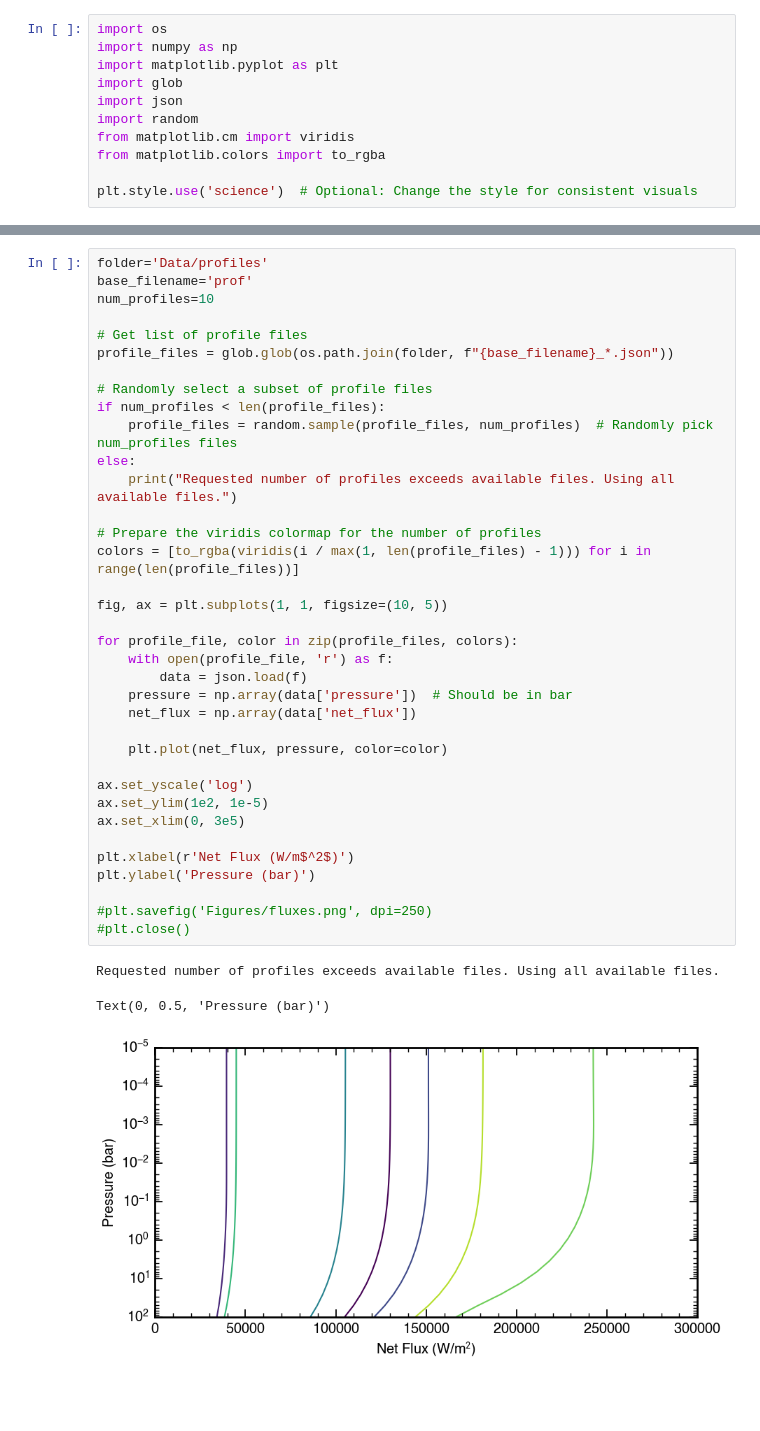
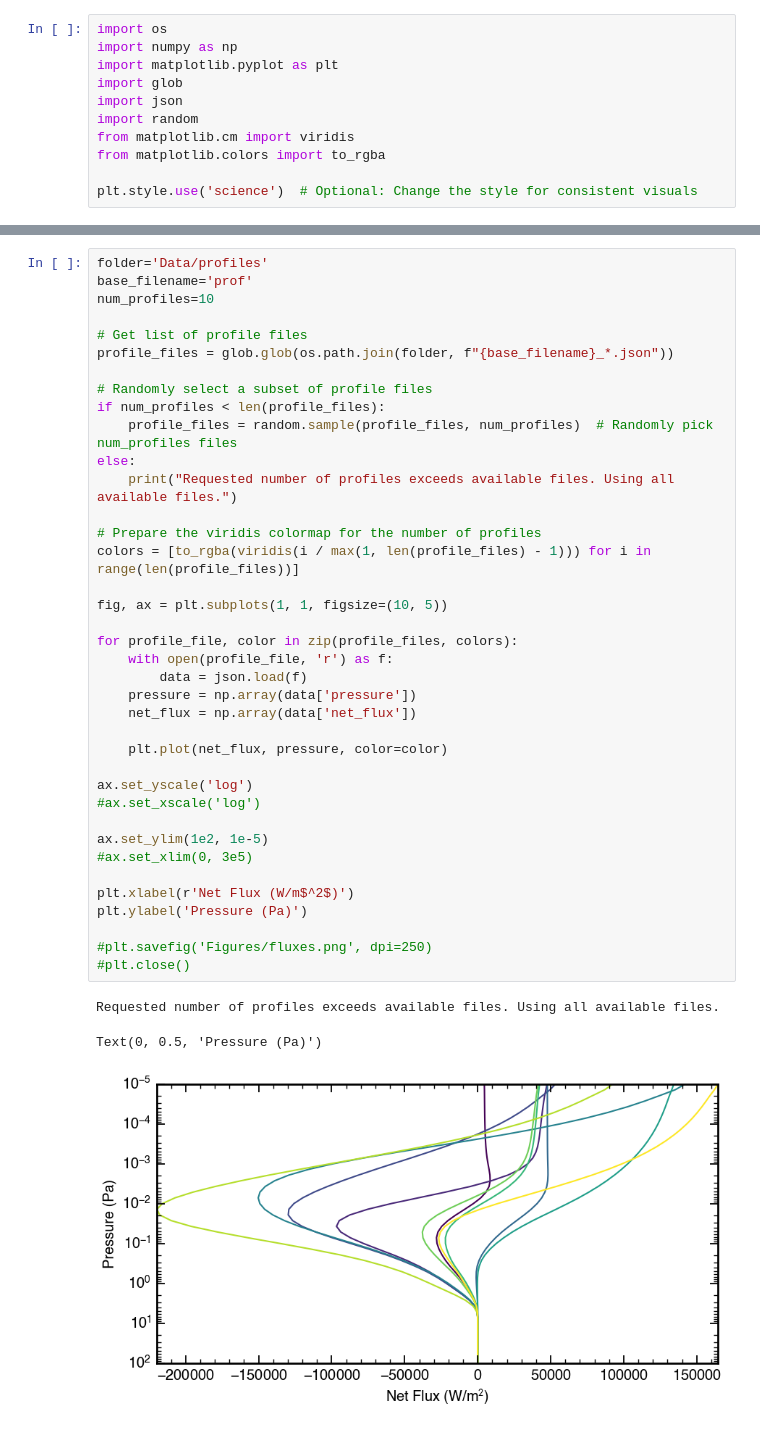
Before and after one commit to imalsky/NN_Profiles, a Jupyter notebook: plot_atm_structure.ipynb, the cells around one changed output, grey strips where cells are left out. Saved outputs shown, nothing was run; the diff lists cells and outputs as text; blank space fills up the shorter version.

```diff
--- a/plot_atm_structure.ipynb
+++ b/plot_atm_structure.ipynb
@@ -53,35 +53,37 @@ num_profiles=10
 # Get list of profile files
 profile_files = glob.glob(os.path.join(folder, f"{base_filename}_*.json"))
 
 # Randomly select a subset of profile files
 if num_profiles < len(profile_files):
     profile_files = random.sample(profile_files, num_profiles)  # Randomly pick num_profiles files
 else:
     print("Requested number of profiles exceeds available files. Using all available files.")
 
 # Prepare the viridis colormap for the number of profiles
 colors = [to_rgba(viridis(i / max(1, len(profile_files) - 1))) for i in range(len(profile_files))]
 
 fig, ax = plt.subplots(1, 1, figsize=(10, 5))
 
 for profile_file, color in zip(profile_files, colors):
     with open(profile_file, 'r') as f:
         data = json.load(f)
-    pressure = np.array(data['pressure'])  # Should be in bar
+    pressure = np.array(data['pressure'])
     net_flux = np.array(data['net_flux'])
 
     plt.plot(net_flux, pressure, color=color)
 
 ax.set_yscale('log')
+#ax.set_xscale('log')
+
 ax.set_ylim(1e2, 1e-5)
-ax.set_xlim(0, 3e5)
+#ax.set_xlim(0, 3e5)
 
 plt.xlabel(r'Net Flux (W/m$^2$)')
-plt.ylabel('Pressure (bar)')
+plt.ylabel('Pressure (Pa)')
 
 #plt.savefig('Figures/fluxes.png', dpi=250)
 #plt.close()
 # %% [output]
 Requested number of profiles exceeds available files. Using all available files.
-Text(0, 0.5, 'Pressure (bar)')
+Text(0, 0.5, 'Pressure (Pa)')
-[figure, old version]
+[figure, new version]
```
Also changed, not shown: parts of 2 cells of this notebook, 7 other files.
